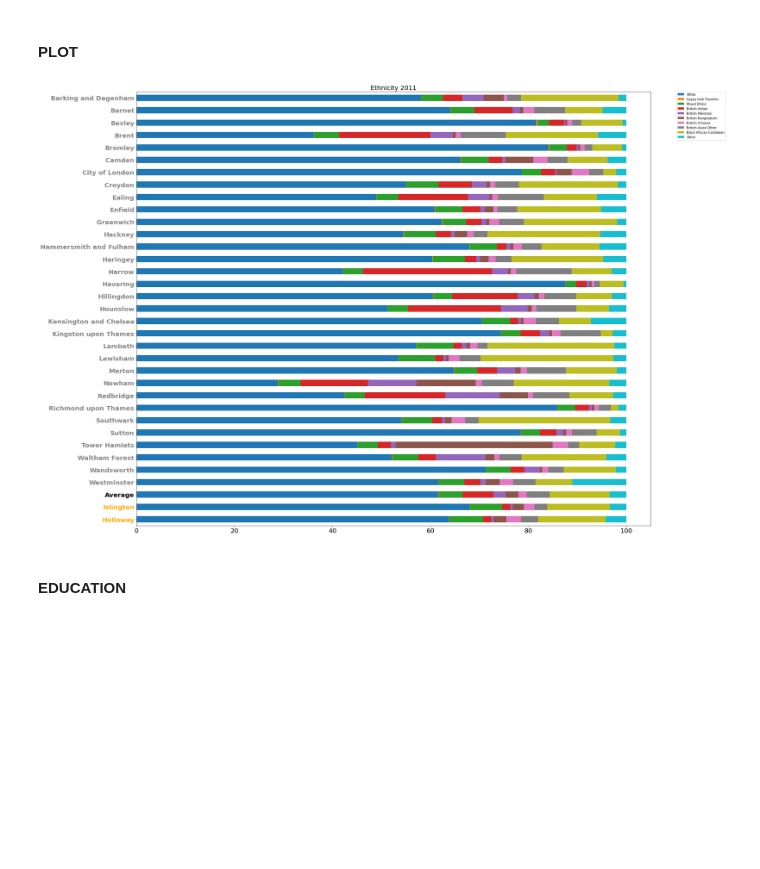
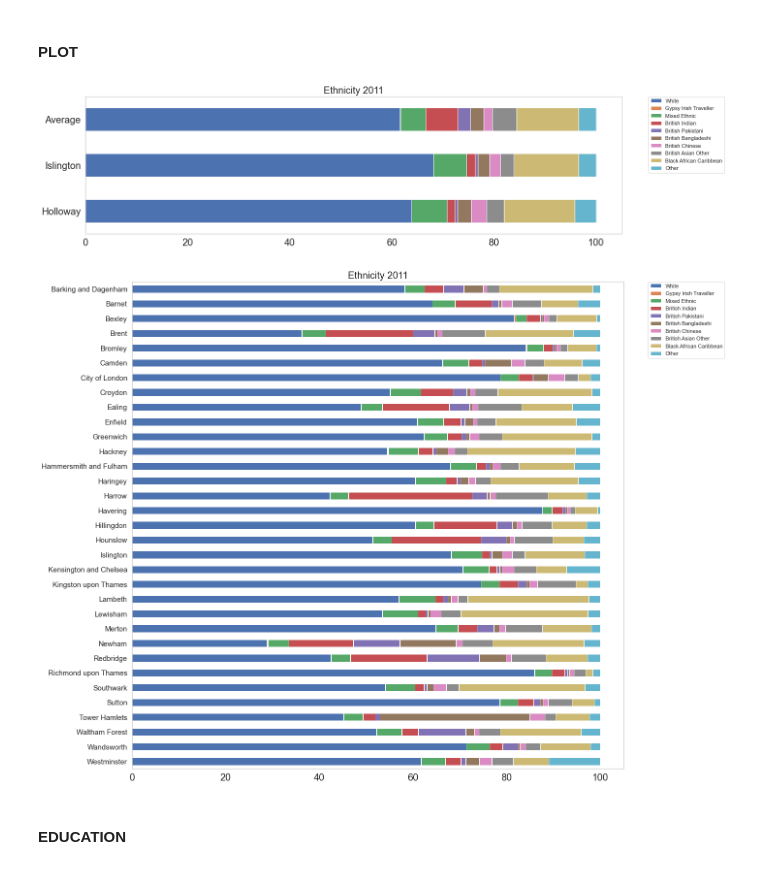
Before and after one commit to neal-bamford/sd-map-streamlit, a Jupyter notebook: SD_Map_Dev.ipynb, the cells around one changed output. Drawn from its saved outputs; the diff is of its cells as text; code cells hidden in the pictures; blank space fills up the shorter version.

Commit message:
very good version of report generation manager

```diff
--- a/SD_Map_Dev.ipynb
+++ b/SD_Map_Dev.ipynb
@@ -700,10 +859,10 @@ ward_name = search_term["ward_name"]
 ethnicity_average_year_df = dao_fac.ethnicity_ratio_average_years(db_conn)
 
 ## What's the latest year of data for ethnicity?
-latest_data_year = ethnicity_average_year_df["YEAR"].max()
+ethnicity_latest_data_year = ethnicity_average_year_df["YEAR"].max()
 
 ## Filter the dataframe to only include the latest data
-ethnicity_average_year_df_latest = ethnicity_average_year_df.loc[ethnicity_average_year_df["YEAR"] == latest_data_year]
+ethnicity_average_year_df_latest = ethnicity_average_year_df.loc[ethnicity_average_year_df["YEAR"] == ethnicity_latest_data_year]
 
 ## Drop the columns we don't want in the plot
 
@@ -719,10 +878,10 @@ ethnicity_average_year_df_latest.index = ["Average"]
 ethnicity_by_borough_ward_year_df = dao_fac.ethnicity_ratio_by_borough_ward_years(db_conn, search_term)
 
 ## What's the latest year of data for ethnicity?
-latest_data_year = ethnicity_by_borough_ward_year_df["YEAR"].max()
+ethnicity_latest_data_year = ethnicity_by_borough_ward_year_df["YEAR"].max()
 
 ## Filter the dataframe to only include the latest data
-ethnicity_by_borough_ward_year_df_latest = ethnicity_by_borough_ward_year_df.loc[ethnicity_by_borough_ward_year_df["YEAR"] == latest_data_year]
+ethnicity_by_borough_ward_year_df_latest = ethnicity_by_borough_ward_year_df.loc[ethnicity_by_borough_ward_year_df["YEAR"] == ethnicity_latest_data_year]
 
 ## Drop the columns we don't want in the plot
 ethnicity_by_borough_ward_year_df_reduced = ethnicity_by_borough_ward_year_df_latest.drop(["YEAR", "LAD", "LAD_NAME", "WARD_CODE"], axis=1)
@@ -737,26 +896,29 @@ ethnicity_by_borough_ward_year_df_reduced = ethnicity_by_borough_ward_year_df_re
 ethnicity_by_borough_year_df = dao_fac.ethnicity_ratio_by_borough_years(db_conn)
 
 ## What's the latest year of data for ethnicity?
-latest_data_year = ethnicity_by_borough_year_df["YEAR"].max()
+ethnicity_latest_data_year = ethnicity_by_borough_year_df["YEAR"].max()
 
 ## Filter the dataframe to only include the latest data
-ethnicity_by_borough_year_df_latest = ethnicity_by_borough_year_df.loc[ethnicity_by_borough_year_df["YEAR"] == latest_data_year]
+ethnicity_by_borough_year_df_latest = ethnicity_by_borough_year_df.loc[ethnicity_by_borough_year_df["YEAR"] == ethnicity_latest_data_year]
 
 ## Drop the columns we don't want in the plot
 ethnicity_by_borough_year_df_reduced = ethnicity_by_borough_year_df_latest.drop(["YEAR", "LAD"], axis=1)
 
+
 ## Set the index for the plot, Borough
 ethnicity_by_borough_year_df_reduced = ethnicity_by_borough_year_df_reduced.set_index("LAD_NAME")
 
+## Make a copy to include all boroughs for the appendix
+ethnicity_by_borough_year_df_all = ethnicity_by_borough_year_df_reduced.copy()
+
 # ethnicity_by_borough_year_df_reduced
+# Only the borough we're interested in
 ethnicity_by_borough_year_df_borough = ethnicity_by_borough_year_df_reduced[(ethnicity_by_borough_year_df_reduced.index == borough)]
 
+# ethnicity_by_borough_year_df_reduced = ethnicity_by_borough_year_df_reduced[(ethnicity_by_borough_year_df_reduced.index != borough)]
 
-
-ethnicity_by_borough_year_df_reduced = ethnicity_by_borough_year_df_reduced[(ethnicity_by_borough_year_df_reduced.index != borough)]
-
-
-ethnicity_by_borough_year_df_reduced = pd.concat([ethnicity_by_borough_year_df_reduced, ethnicity_average_year_df_latest, ethnicity_by_borough_year_df_borough, ethnicity_by_borough_ward_year_df_reduced])
+# ethnicity_by_borough_year_df_reduced = pd.concat([ethnicity_by_borough_year_df_reduced, ethnicity_average_year_df_latest, ethnicity_by_borough_year_df_borough, ethnicity_by_borough_ward_year_df_reduced])
+ethnicity_by_borough_year_df_reduced = pd.concat([ethnicity_average_year_df_latest, ethnicity_by_borough_year_df_borough, ethnicity_by_borough_ward_year_df_reduced])
 
 # ethnicity_by_borough_year_df_borough
 # ethnicity_by_borough_year_df_reduced
@@ -768,39 +930,48 @@ ethnicity_by_borough_year_df_reduced = pd.concat([ethnicity_by_borough_year_df_r
 #### PLOT
 # %%
 ###
-### HORIZONTAL PLOT 100% BY BOROUGH - LATEST DATA
+### HORIZONTAL PLOT 100% BY BOROUGH - REPORT
 ###
 
 stacked_data = ethnicity_by_borough_year_df_reduced.apply(lambda x: x*100/sum(x), axis=1)
 
-ax = stacked_data.plot.barh(stacked=True, figsize=(30, 20))
+ax = stacked_data.plot.barh(stacked=True, figsize=(20, 5))
 
 ax.grid(False)
-ax.set_title("Ethnicity {}".format(latest_data_year), fontsize=20)
+ax.set_title("Ethnicity {}".format(ethnicity_latest_data_year), fontsize=20)
 ax.set_ylabel("")
 ax.legend(title="legend")
 ax.legend(loc="upper right")
 
 plt.xticks(fontsize=20)
 plt.yticks(fontsize=20)
 plt.gca().invert_yaxis()
 plt.legend(bbox_to_anchor=(1.05, 1), loc=2, borderaxespad=0.)
 plt.tight_layout()
-
-
-for y in range(0, 32):
-    ax.get_yticklabels()[y].set_color("grey")
-    ax.get_yticklabels()[y].set_fontweight("bold")
-
-for y in range(32, 33):
-    ax.get_yticklabels()[y].set_color("black")
-    ax.get_yticklabels()[y].set_fontweight("bold")
-
-for y in range(33, 35):
-    ax.get_yticklabels()[y].set_color("orange")
-    ax.get_yticklabels()[y].set_fontweight("bold")
 # %% [output]
-[figure, old version]
+[figure, new version]
+# %%
+###
+### HORIZONTAL PLOT 100% BY BOROUGH - APPENDIX
+###
+
+stacked_data = ethnicity_by_borough_year_df_all.apply(lambda x: x*100/sum(x), axis=1)
+
+ax = stacked_data.plot.barh(stacked=True, figsize=(20, 15))
+
+ax.grid(False)
+ax.set_title("Ethnicity {}".format(ethnicity_latest_data_year), fontsize=20)
+ax.set_ylabel("")
+ax.legend(title="legend")
+ax.legend(loc="upper right")
+
+plt.xticks(fontsize=20)
+plt.yticks(fontsize=15)
+plt.gca().invert_yaxis()
+plt.legend(bbox_to_anchor=(1.05, 1), loc=2, borderaxespad=0.)
+plt.tight_layout()
+# %% [output]
+[figure, added]
 # %% [markdown]
 #### EDUCATION
 # %%
```
Also changed, not shown: parts of 24 cells of this notebook, 11 other files.
